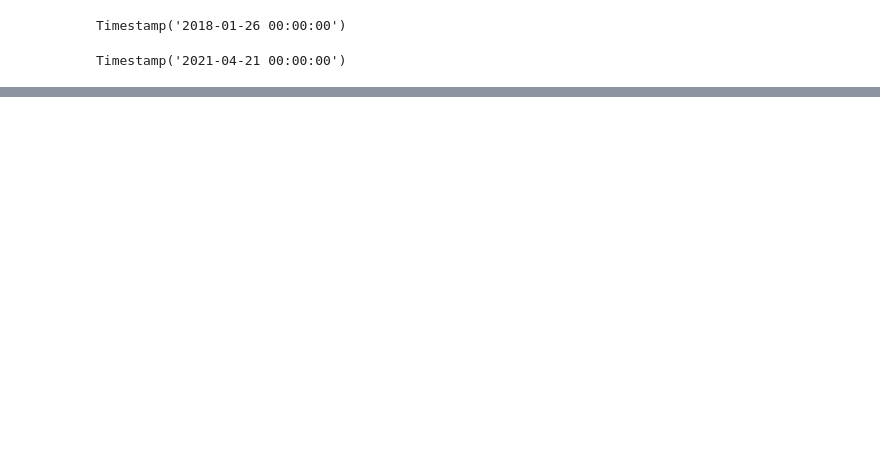
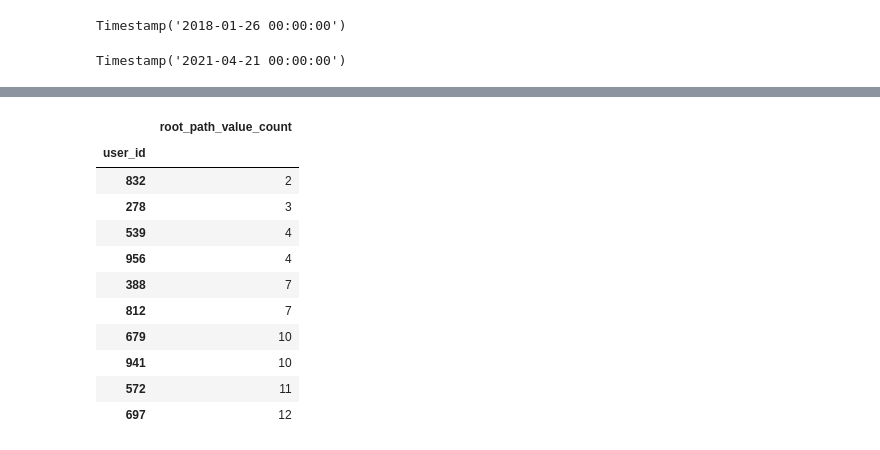
Before and after one commit to michael-haerle/anomaly_detection_project, a Jupyter notebook: initial_notebook.ipynb, the cells around one changed output, grey strips where cells are left out. Cells and saved outputs as stored; diff of their text form; code cells hidden in the pictures; blank space fills up the shorter version.

```diff
--- a/initial_notebook.ipynb
+++ b/initial_notebook.ipynb
@@ -640,0 +642,23 @@ Timestamp('2021-04-21 00:00:00')
+# %%
+page_by_student = pd.DataFrame(page_by_student)
+# %%
+page_by_student.columns=['root_path_value_count']
+# %%
+page_by_student = page_by_student.reset_index()
+# %%
+page_by_student = page_by_student.groupby('user_id').sum('root_path_value_count')
+# %%
+page_by_student.nsmallest(n=10, columns='root_path_value_count')
+# %% [output]
+|  | root_path_value_count |
+| user_id |  |
+| 832 | 2 |
+| 278 | 3 |
+| 539 | 4 |
+| 956 | 4 |
+| 388 | 7 |
+| 812 | 7 |
+| 679 | 10 |
+| 941 | 10 |
+| 572 | 11 |
+| 697 | 12 |
```
Also changed, not shown: parts of 17 cells of this notebook.
